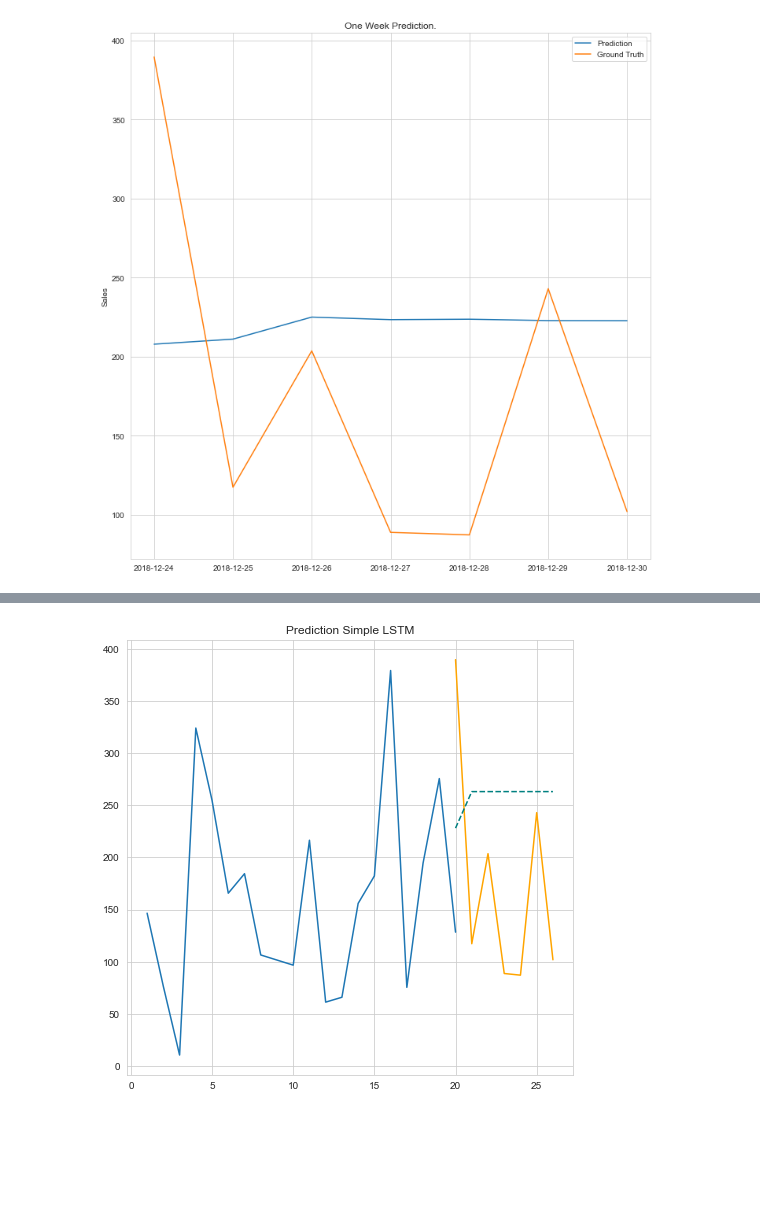
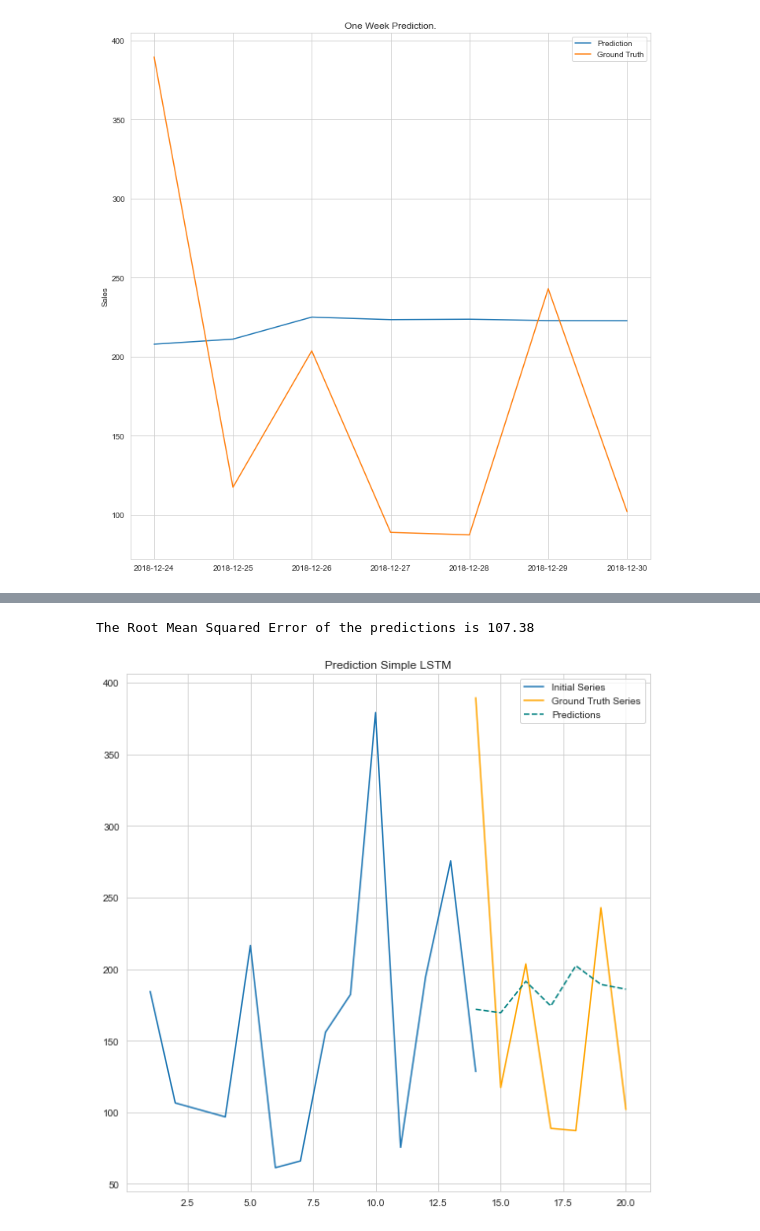
Before and after one commit to patrickbrus/IBM_Machine_Learning_Professional, a Jupyter notebook: Time_Series/Time_Series_Analysis.ipynb, the cells around one changed output, grey strips where cells are left out. Drawn from its saved outputs; the diff is of its cells as text; code cells hidden in the pictures; blank space fills up the shorter version.

Commit message:
Feat: Finished LSTM and RNN training

```diff
--- a/Time_Series/Time_Series_Analysis.ipynb
+++ b/Time_Series/Time_Series_Analysis.ipynb
@@ -339,18 +342,17 @@ Number of test samples: 27
 # %%
-# create training data, such that each training sample contains num_training_days samples
-# and the next sales value is the y_train value
-num_training_days = 20
+# create training data, such that each training sample contains length_sequence samples for X_train and the next sample point
+# for y_train
 
 X_train_rnn, y_train_rnn = list(), list()
-for i in range(0, X_train.shape[0]-num_training_days):
-    X_train_rnn.append(X_train.iloc[i:i+num_training_days].values)
-    y_train_rnn.append(X_train.iloc[i+num_training_days])
+for i in range(0, X_train.shape[0] - length_sequence):
+    X_train_rnn.append(X_train.iloc[i:i+length_sequence].values)
+    y_train_rnn.append(X_train.iloc[i+length_sequence])
 
 X_train_rnn = get_keras_format_series(X_train_rnn)
 y_train_rnn = np.array(y_train_rnn)
 
-X_test_init = X_test.iloc[:num_training_days].values
-y_test = X_test.iloc[num_training_days:].values
+X_test_init = X_test.iloc[:length_sequence].values
+y_test = X_test.iloc[length_sequence:].values
 # %%
 print('Training input shape: {}'.format(X_train_rnn.shape))
 print('Training output shape: {}'.format(y_train_rnn.shape))
@@ -378,14 +380,14 @@ def fit_SimpleRNN(train_X, train_y, cell_units, epochs):
 
     # construct an RNN layer with specified number of hidden units
     # per cell and desired sequence input format
-    model.add(keras.layers.SimpleRNN(cell_units, input_shape=(train_X.shape[1],1)))
+    model.add(keras.layers.SimpleRNN(cell_units, activation="relu", input_shape=(train_X.shape[1],1)))
 
     # add an output layer to make final predictions
     model.add(keras.layers.Dense(1))
 
     # define the loss function / optimization strategy, and fit
     # the model with the desired number of passes over the data (epochs)
-    model.compile(loss='mean_squared_error', optimizer=keras.optimizers.Adam(learning_rate=1e-2))
+    model.compile(loss='mean_squared_error', optimizer=keras.optimizers.Adam(learning_rate=1e-3))
     hist = model.fit(train_X, train_y, epochs=epochs, batch_size=64, validation_split=0.2, verbose=0)
 
     return model, hist
@@ -442,5 +457,5 @@ def predict_and_plot(test_X_init, test_y, model, title):
 # %%
-model_rnn, hist = fit_SimpleRNN(X_train_rnn, y_train_rnn, cell_units=30, epochs=200)
+model_rnn, hist = fit_SimpleRNN(X_train_rnn, y_train_rnn, cell_units=20, epochs=200)
 # %%
 model_rnn.summary()
 # %% [output]
@@ -487,14 +503,14 @@ def fit_SimpleLSTM(train_X, train_y, cell_units, epochs):
 
     # construct an RNN layer with specified number of hidden units
     # per cell and desired sequence input format
-    model.add(keras.layers.LSTM(cell_units, input_shape=(train_X.shape[1],1)))
+    model.add(keras.layers.LSTM(cell_units, activation="relu", input_shape=(train_X.shape[1],1)))
 
     # add an output layer to make final predictions
     model.add(keras.layers.Dense(1))
 
     # define the loss function / optimization strategy, and fit
     # the model with the desired number of passes over the data (epochs)
-    model.compile(loss='mean_squared_error', optimizer=keras.optimizers.Adam(learning_rate=1e-2))
+    model.compile(loss='mean_squared_error', optimizer=keras.optimizers.Adam(learning_rate=1e-3))
     hist = model.fit(train_X, train_y, epochs=epochs, batch_size=64, validation_split=0.2, verbose=0)
 
     return model, hist
@@ -528,4 +544,5 @@ plt.show()
 # %%
-predict_and_plot(X_test_init, y_test, model_lstm, "Prediction Simple LSTM")
+predict_and_plot(X_test_init, y_test, model_lstm, "Prediction Simple LSTM", savefig=r"figures\prediction_of_simple_LSTM.pdf")
 # %% [output]
+The Root Mean Squared Error of the predictions is 107.38
-[figure, old version]
+[figure, new version]
```
Also changed, not shown: parts of 14 cells of this notebook, 11 other files.
